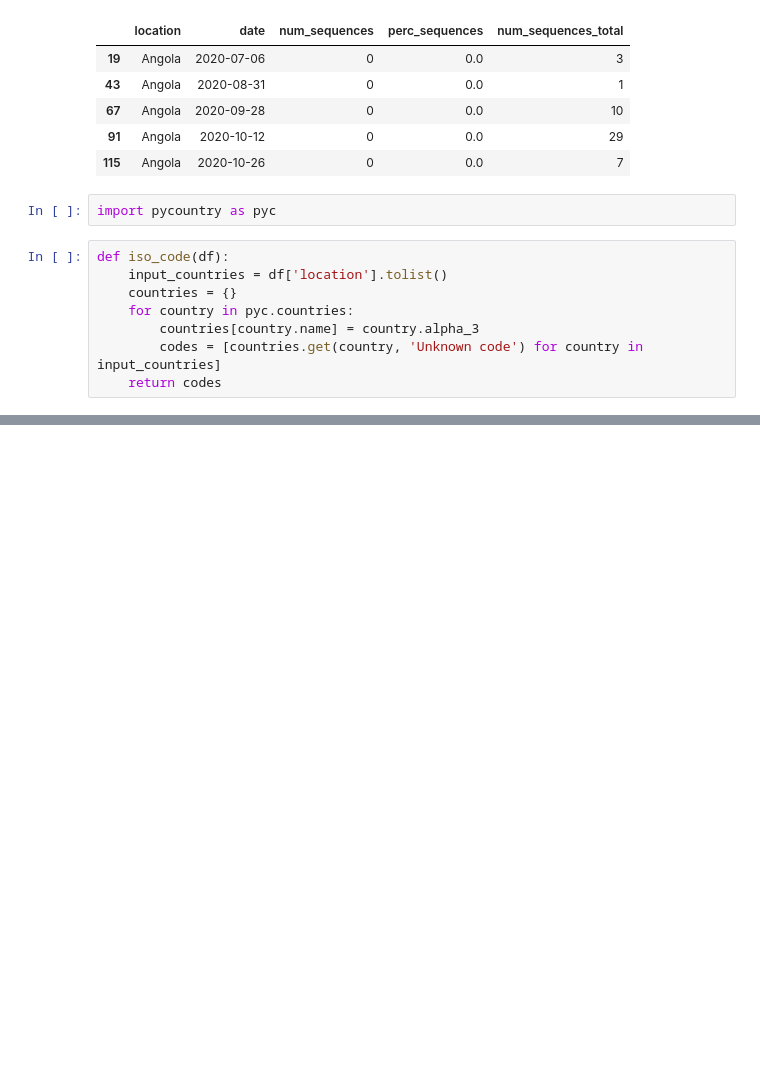
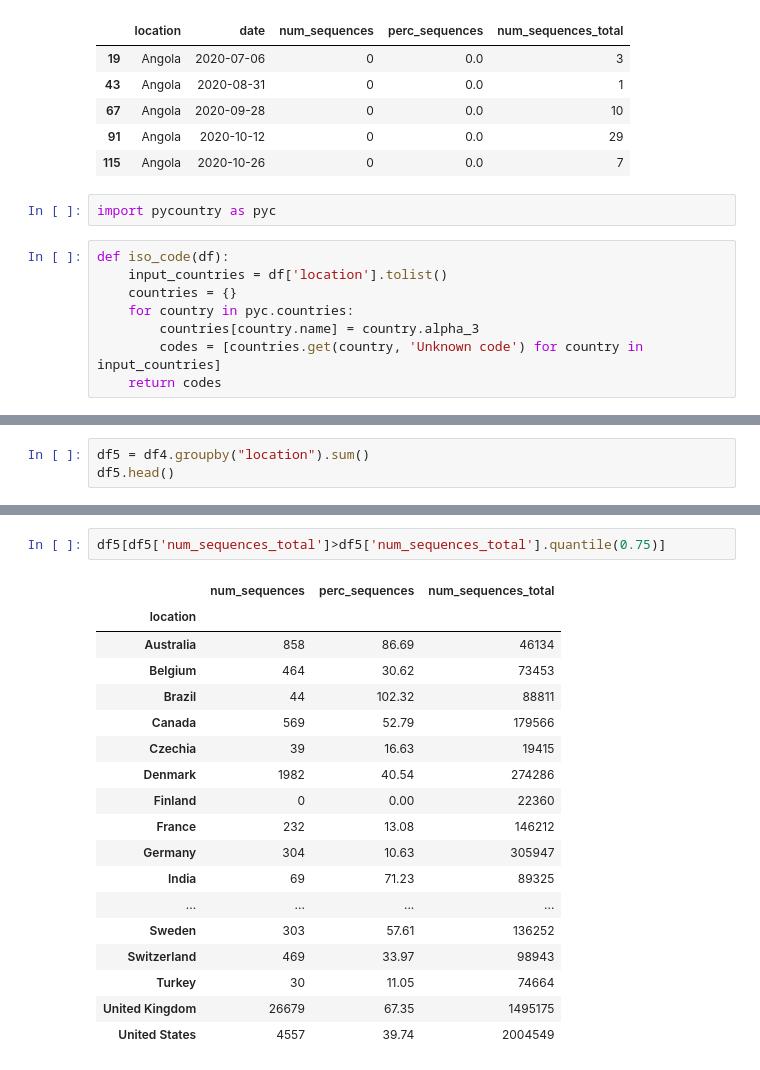
Before and after one commit to hidayah24/ds, a Jupyter notebook: Analysis/omicron_daily_cases_analysis/omicron_daily_cases_analysis.ipynb, the cells around one changed output, grey strips where cells are left out. Cells and saved outputs as stored; diff of their text form; blank space fills up the shorter version.

```diff
--- a/Analysis/omicron_daily_cases_analysis/omicron_daily_cases_analysis.ipynb
+++ b/Analysis/omicron_daily_cases_analysis/omicron_daily_cases_analysis.ipynb
@@ -111,0 +107,3 @@ virus_map.show()
+# %%
+df5 = df4.groupby("location").sum()
+df5.head()
@@ -111,0 +130,21 @@ virus_map.show()
+# %%
+df5[df5['num_sequences_total']>df5['num_sequences_total'].quantile(0.75)]
+# %% [output]
+|  | num_sequences | perc_sequences | num_sequences_total |
+| location |  |  |  |
+| Australia | 858 | 86.69 | 46134 |
+| Belgium | 464 | 30.62 | 73453 |
+| Brazil | 44 | 102.32 | 88811 |
+| Canada | 569 | 52.79 | 179566 |
+| Czechia | 39 | 16.63 | 19415 |
+| Denmark | 1982 | 40.54 | 274286 |
+| Finland | 0 | 0.00 | 22360 |
+| France | 232 | 13.08 | 146212 |
+| Germany | 304 | 10.63 | 305947 |
+| India | 69 | 71.23 | 89325 |
+| ... | ... | ... | ... |
+| Sweden | 303 | 57.61 | 136252 |
+| Switzerland | 469 | 33.97 | 98943 |
+| Turkey | 30 | 11.05 | 74664 |
+| United Kingdom | 26679 | 67.35 | 1495175 |
+| United States | 4557 | 39.74 | 2004549 |
```
Also changed, not shown: parts of 8 cells of this notebook, 1 other file.
